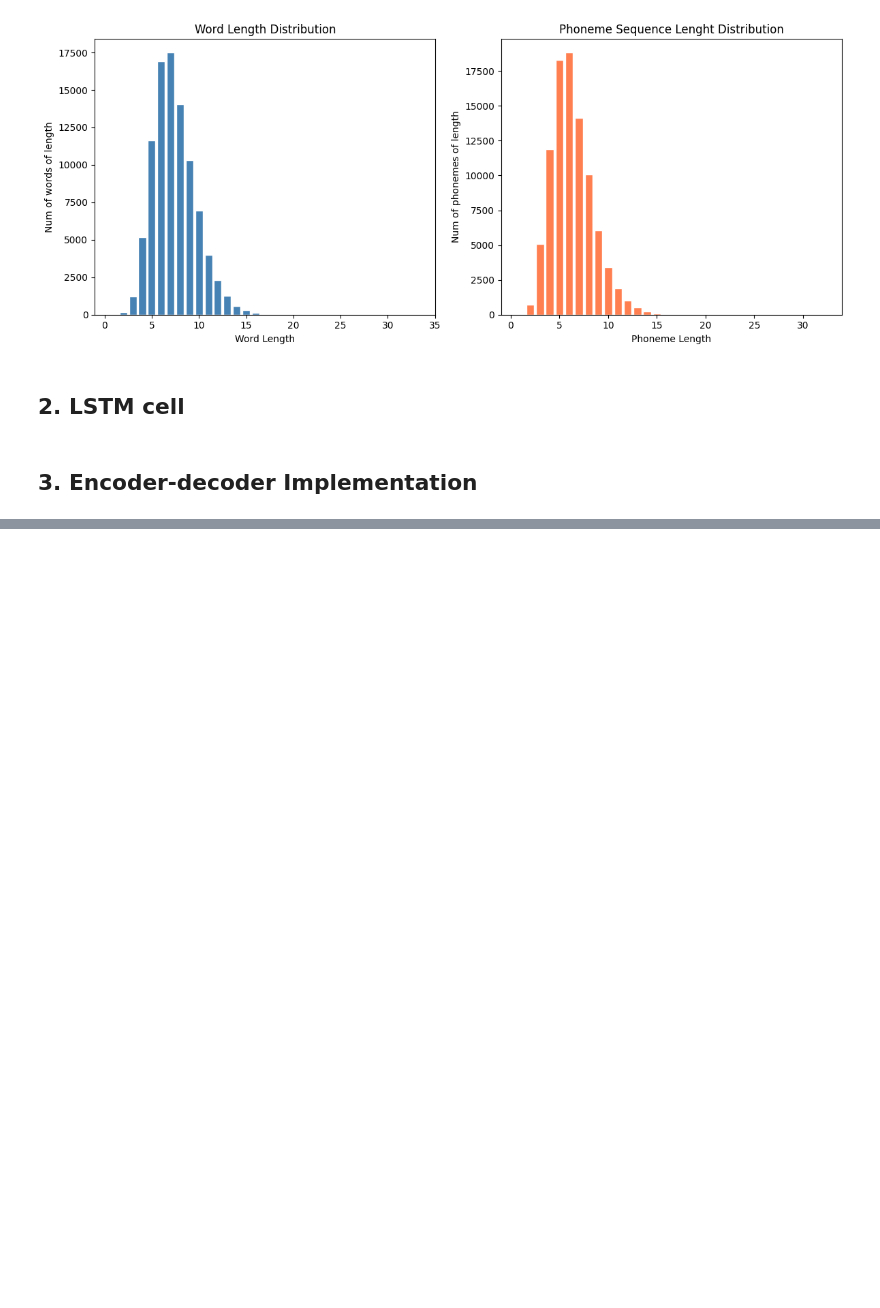
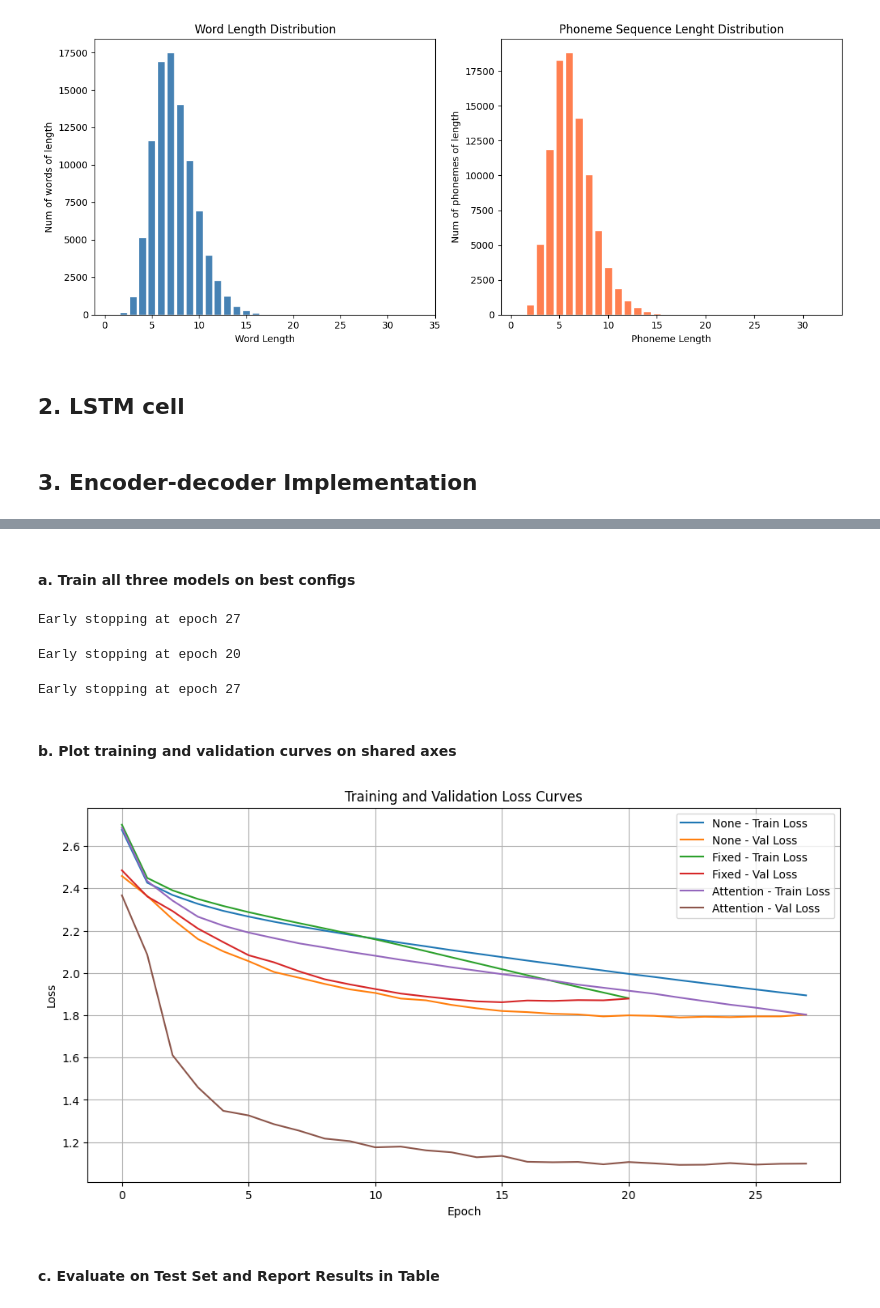
Before and after one commit to traceyomphile/A2, a Jupyter notebook: A2.ipynb, the cells around one changed output, grey strips where cells are left out. Saved outputs shown, nothing was run; the diff lists cells and outputs as text; code cells hidden in the pictures; blank space fills up the shorter version.

```diff
--- a/A2.ipynb
+++ b/A2.ipynb
@@ -596,0 +909,56 @@ class Seq2Seq(nn.Module):
+# %% [markdown]
+#### a. Train all three models on best configs
+# %%
+s1_encoder = Encoder(SRC_VOCAB_SIZE, best_emb_dim, best_hidden_size)
+s1_decoder = Decoder(TGT_VOCAB_SIZE, best_emb_dim, best_hidden_size)
+
+s1_model = Seq2Seq(s1_encoder, s1_decoder)
+
+s1_bst_model, s1_hist = train_model(s1_model, train_dataloader, val_dataloader, lr=best_lr, num_epochs=30)
+# %% [output]
+Early stopping at epoch 27
+# %%
+s2_encoder = Encoder(SRC_VOCAB_SIZE, best_emb_dim, best_hidden_size)
+s2_decoder = Decoder(TGT_VOCAB_SIZE, best_emb_dim, best_hidden_size, context_mode='fixed')
+
+s2_model = Seq2Seq(s2_encoder, s2_decoder)
+
+s2_bst_model, s2_hist = train_model(s2_model, train_dataloader, val_dataloader, lr=best_lr, num_epochs=30)
+# %% [output]
+Early stopping at epoch 20
+# %%
+s3_encoder = Encoder(SRC_VOCAB_SIZE, best_emb_dim, best_hidden_size)
+s3_decoder = Decoder(TGT_VOCAB_SIZE, best_emb_dim, best_hidden_size, context_mode='attn')
+
+s3_model = Seq2Seq(s3_encoder, s3_decoder)
+
+s3_bst_model, s3_hist = train_model(s3_model, train_dataloader, val_dataloader, lr=best_lr, num_epochs=30)
+# %% [output]
+Early stopping at epoch 27
+# %% [markdown]
+#### b. Plot training and validation curves on shared axes
+# %%
+def plot(s1_hist, s2_hist, s3_hist):
+    plt.figure(figsize=(12, 6))
+
+    plt.plot(s1_hist['train_loss'], label='None - Train Loss')
+    plt.plot(s1_hist['val_loss'], label='None - Val Loss')
+
+    plt.plot(s2_hist['train_loss'], label='Fixed - Train Loss')
+    plt.plot(s2_hist['val_loss'], label='Fixed - Val Loss')
+
+    plt.plot(s3_hist['train_loss'], label='Attention - Train Loss')
+    plt.plot(s3_hist['val_loss'], label='Attention - Val Loss')
+
+    plt.xlabel("Epoch")
+    plt.ylabel("Loss")
+    plt.title("Training and Validation Loss Curves")
+    plt.legend()
+    plt.grid(True)
+    plt.show()
+# %%
+plot(s1_hist, s2_hist, s3_hist)
+# %% [output]
+[figure, added]
+# %% [markdown]
+#### c. Evaluate on Test Set and Report Results in Table
```
Also changed, not shown: parts of 40 cells of this notebook.
